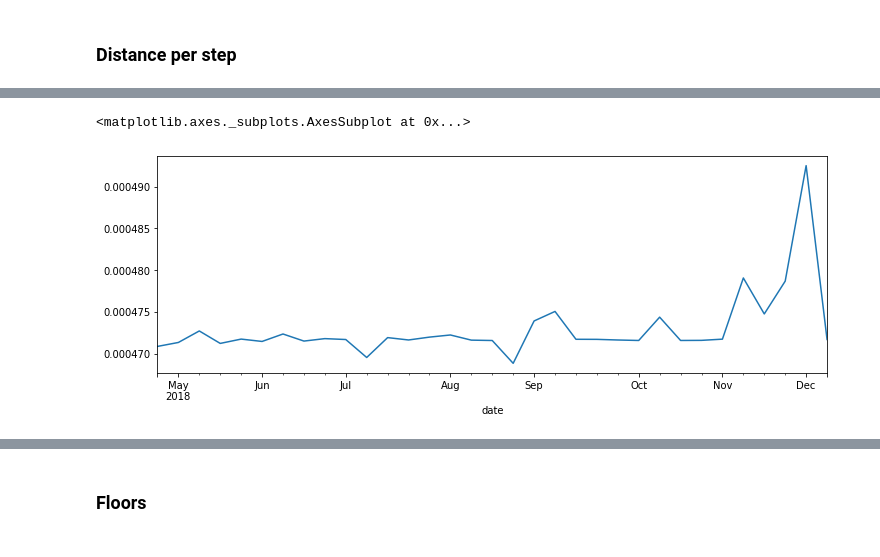
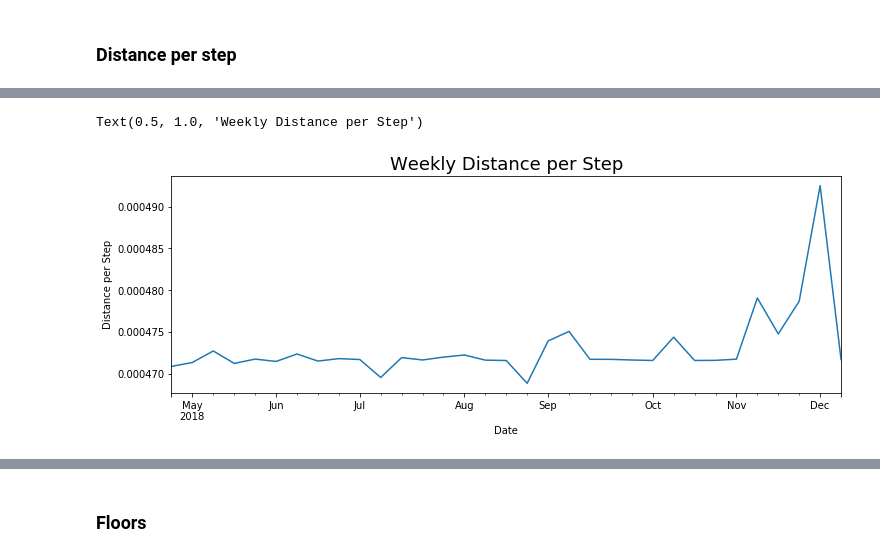
Before and after one commit to Dairy-Time/time-series-project, a Jupyter notebook: Fitbit_Data.ipynb, the cells around one changed output, grey strips where cells are left out. Cells and saved outputs as stored; diff of their text form; code cells hidden in the pictures.

```diff
--- a/Fitbit_Data.ipynb
+++ b/Fitbit_Data.ipynb
@@ -551,5 +531,8 @@ df['distance_per_step'].resample("D").mean().plot(figsize=(12,4))
 # %%
 df['distance_per_step'].resample("W").mean().plot(figsize=(12,4))
+plt.xlabel("Date")
+plt.ylabel("Distance per Step")
+plt.title("Weekly Distance per Step", fontsize=18)
 # %% [output]
-<matplotlib.axes._subplots.AxesSubplot at 0x...>
+Text(0.5, 1.0, 'Weekly Distance per Step')
-[figure, old version]
+[figure, new version]
```
Also changed, not shown: parts of 140 cells of this notebook.
